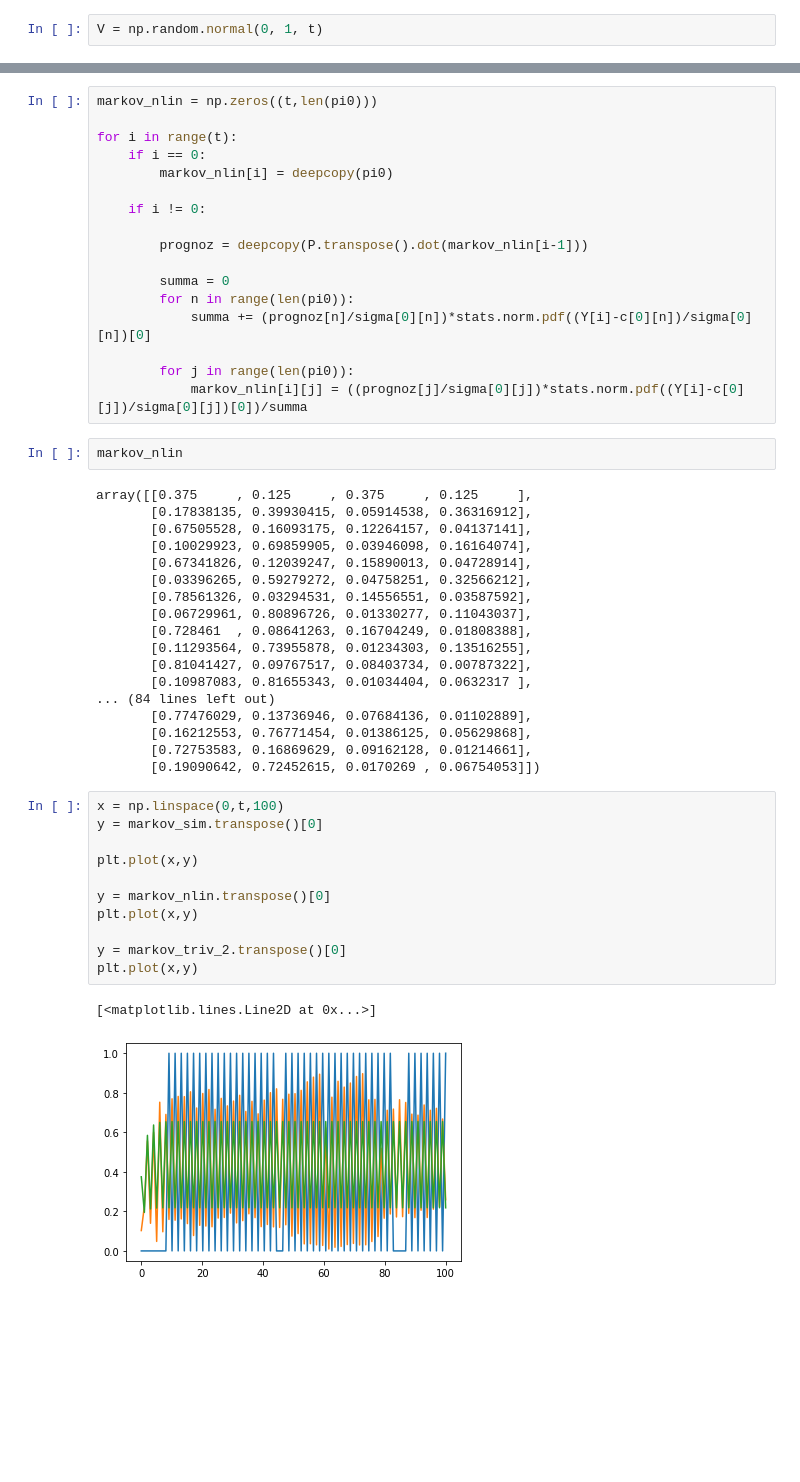
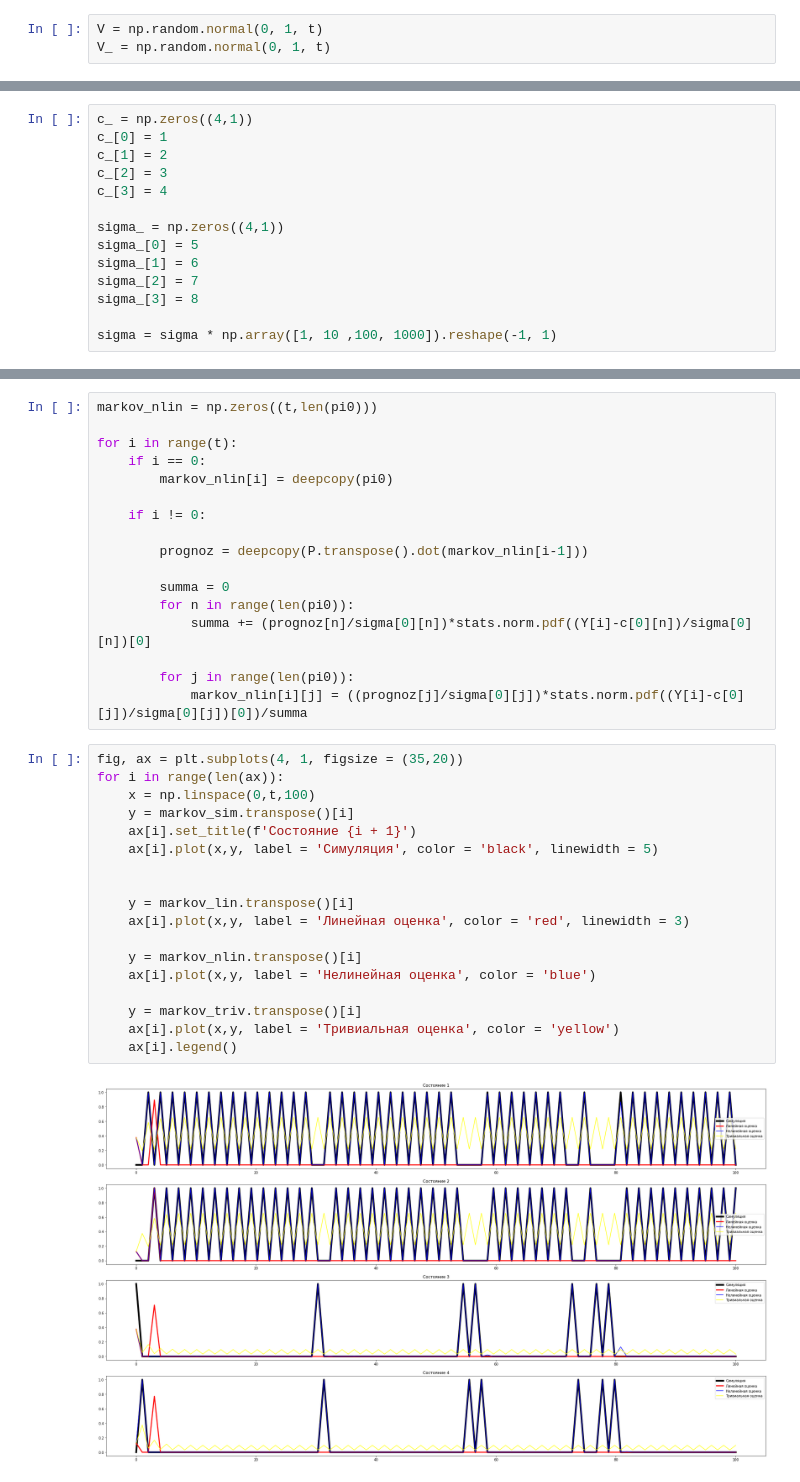
Before and after one commit to MAILabs-Edu-AI/SMS, a Jupyter notebook: Jupyter/LR_MC.ipynb, the cells around one changed output, grey strips where cells are left out. Drawn from its saved outputs; the diff is of its cells as text; blank space fills up the shorter version.

```diff
--- a/Jupyter/LR_MC.ipynb
+++ b/Jupyter/LR_MC.ipynb
@@ -11,6 +11,7 @@ from scipy import stats
 t = 100
 # %%
 V = np.random.normal(0, 1, t)
+V_ = np.random.normal(0, 1, t)
 # %%
 def markov_step(pi):#шаг цепи Маркова
 
@@ -472,0 +168,14 @@ array([[ 13.67463516,  13.67463516,  13.67463516,  13.67463516],
+# %%
+c_ = np.zeros((4,1))
+c_[0] = 1
+c_[1] = 2
+c_[2] = 3
+c_[3] = 4
+
+sigma_ = np.zeros((4,1))
+sigma_[0] = 5
+sigma_[1] = 6
+sigma_[2] = 7
+sigma_[3] = 8
+
+sigma = sigma * np.array([1, 10 ,100, 1000]).reshape(-1, 1)
@@ -487,37 +275,23 @@ for i in range(t):
 
         for j in range(len(pi0)):
             markov_nlin[i][j] = ((prognoz[j]/sigma[0][j])*stats.norm.pdf((Y[i]-c[0][j])/sigma[0][j])[0])/summa
-# %%
-markov_nlin
-# %% [output]
-array([[0.375     , 0.125     , 0.375     , 0.125     ],
-       [0.17838135, 0.39930415, 0.05914538, 0.36316912],
-       [0.67505528, 0.16093175, 0.12264157, 0.04137141],
-       [0.10029923, 0.69859905, 0.03946098, 0.16164074],
-       [0.67341826, 0.12039247, 0.15890013, 0.04728914],
-       [0.03396265, 0.59279272, 0.04758251, 0.32566212],
-       [0.78561326, 0.03294531, 0.14556551, 0.03587592],
-       [0.06729961, 0.80896726, 0.01330277, 0.11043037],
-       [0.728461  , 0.08641263, 0.16704249, 0.01808388],
-       [0.11293564, 0.73955878, 0.01234303, 0.13516255],
-       [0.81041427, 0.09767517, 0.08403734, 0.00787322],
-       [0.10987083, 0.81655343, 0.01034404, 0.0632317 ],
-... (84 lines left out)
-       [0.77476029, 0.13736946, 0.07684136, 0.01102889],
-       [0.16212553, 0.76771454, 0.01386125, 0.05629868],
-       [0.72753583, 0.16869629, 0.09162128, 0.01214661],
-       [0.19090642, 0.72452615, 0.0170269 , 0.06754053]])
-# %%
-x = np.linspace(0,t,100)
-y = markov_sim.transpose()[0]
-
-plt.plot(x,y)
-
-y = markov_nlin.transpose()[0]
-plt.plot(x,y)
-
-y = markov_triv_2.transpose()[0]
-plt.plot(x,y)
-# %% [output]
-[<matplotlib.lines.Line2D at 0x...>]
-[figure, removed]
+# %%
+fig, ax = plt.subplots(4, 1, figsize = (35,20))
+for i in range(len(ax)):
+    x = np.linspace(0,t,100)
+    y = markov_sim.transpose()[i]
+    ax[i].set_title(f'Состояние {i + 1}')
+    ax[i].plot(x,y, label = 'Симуляция', color = 'black', linewidth = 5)
+
+
+    y = markov_lin.transpose()[i]
+    ax[i].plot(x,y, label = 'Линейная оценка', color = 'red', linewidth = 3)
+
+    y = markov_nlin.transpose()[i]
+    ax[i].plot(x,y, label = 'Нелинейная оценка', color = 'blue')
+
+    y = markov_triv.transpose()[i]
+    ax[i].plot(x,y, label = 'Тривиальная оценка', color = 'yellow')
+    ax[i].legend()
+# %% [output]
+[figure, added]
```
Also changed, not shown: parts of 36 cells of this notebook, 3 other files.
